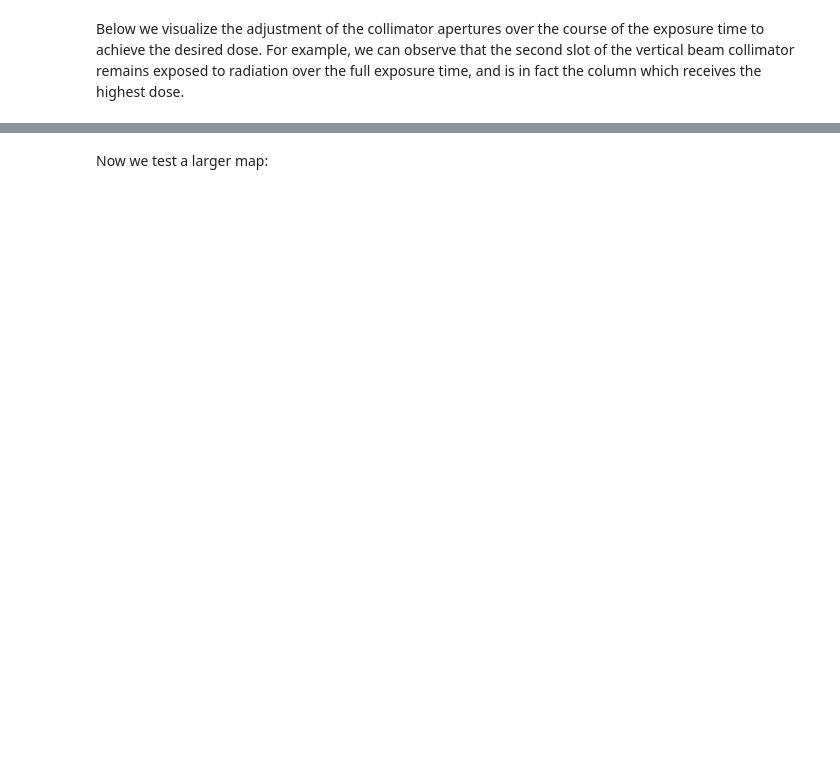
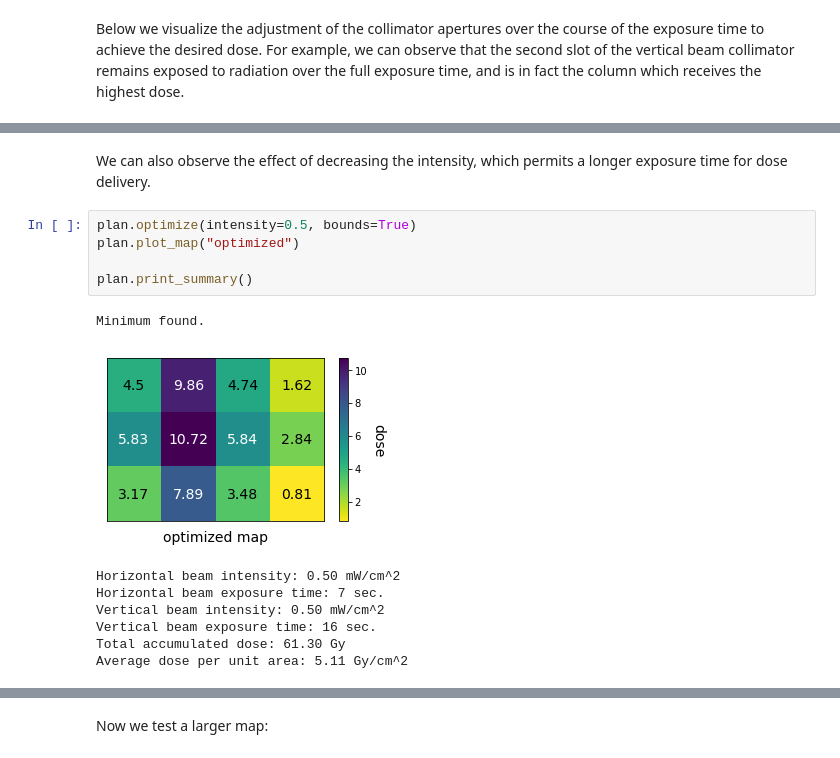
Before and after one commit to DualSapiens/cs207-FinalProject, a Jupyter notebook: docs/examples/optimize_demo.ipynb, the cells around one changed output, grey strips where cells are left out. Saved outputs shown, nothing was run; the diff lists cells and outputs as text; blank space fills up the shorter version.

```diff
--- a/docs/examples/optimize_demo.ipynb
+++ b/docs/examples/optimize_demo.ipynb
@@ -119,0 +56,16 @@ plot_apertures(m,n,horiz_beam.collimator,vert_beam.collimator)
+# %% [markdown]
+We can also observe the effect of decreasing the intensity, which permits a longer exposure time for dose delivery.
+# %%
+plan.optimize(intensity=0.5, bounds=True)
+plan.plot_map("optimized")
+
+plan.print_summary()
+# %% [output]
+Minimum found.
+[figure, added]
+Horizontal beam intensity: 0.50 mW/cm^2
+Horizontal beam exposure time: 7 sec.
+Vertical beam intensity: 0.50 mW/cm^2
+Vertical beam exposure time: 16 sec.
+Total accumulated dose: 61.30 Gy
+Average dose per unit area: 5.11 Gy/cm^2
```
Also changed, not shown: parts of 24 cells of this notebook.
